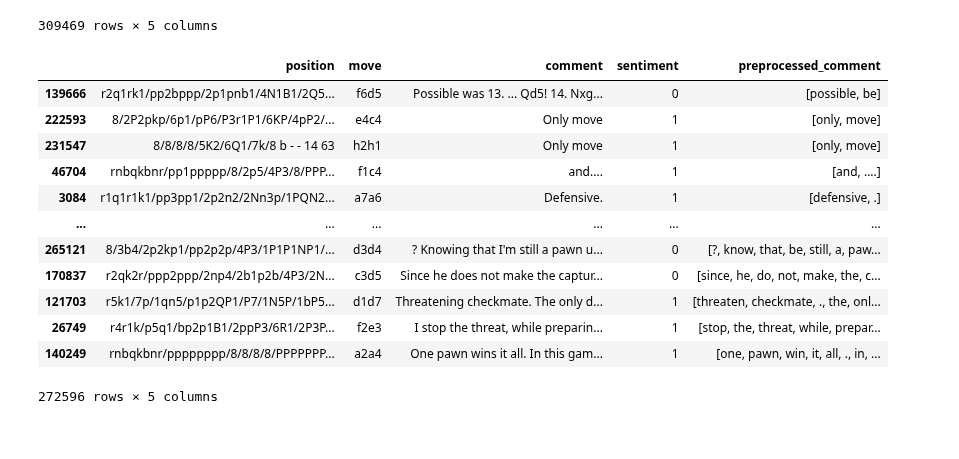
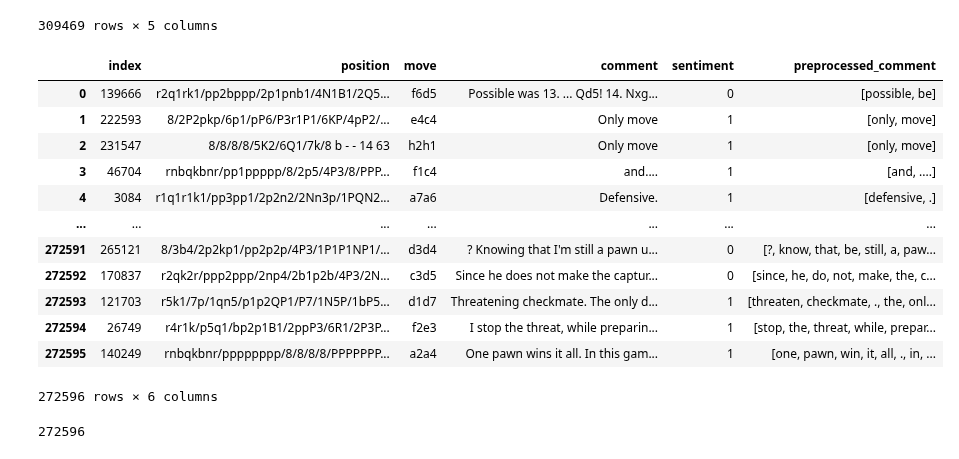
Before and after one commit to Kamil2601/NLP-chess-engine, a Jupyter notebook: src/sentiment_analysis/sentiment_analysis.ipynb, the cells around one changed output. Saved outputs shown, nothing was run; the diff lists cells and outputs as text; code cells hidden in the pictures.

```diff
--- a/src/NLP/sentiment_analysis.ipynb
+++ b/src/sentiment_analysis/sentiment_analysis.ipynb
@@ -240,19 +258,26 @@ moves_df_with_preprocessed_comments
 | 140249 | rnbqkbnr/pppppppp/8/8/8/8/PPPPPPP... | a2a4 | One pawn wins it all. In this gam... | 1 | [one, pawn, win, it, all, ., in, ... |
 309469 rows × 5 columns
 # %%
-classified_comments = moves_df_with_preprocessed_comments[moves_df_with_preprocessed_comments.sentiment.isin([0,1])]
+classified_comments = moves_df_with_preprocessed_comments[moves_df_with_preprocessed_comments.sentiment.isin([0,1])].reset_index()
 classified_comments
 # %% [output]
-|  | position | move | comment | sentiment | preprocessed_comment |
-| 139666 | r2q1rk1/pp2bppp/2p1pnb1/4N1B1/2Q5... | f6d5 | Possible was 13. ... Qd5! 14. Nxg... | 0 | [possible, be] |
-| 222593 | 8/2P2pkp/6p1/pP6/P3r1P1/6KP/4pP2/... | e4c4 | Only move | 1 | [only, move] |
-| 231547 | 8/8/8/8/5K2/6Q1/7k/8 b - - 14 63 | h2h1 | Only move | 1 | [only, move] |
-| 46704 | rnbqkbnr/pp1ppppp/8/2p5/4P3/8/PPP... | f1c4 | and.... | 1 | [and, ....] |
-| 3084 | r1q1r1k1/pp3pp1/2p2n2/2Nn3p/1PQN2... | a7a6 | Defensive. | 1 | [defensive, .] |
-| ... | ... | ... | ... | ... | ... |
-| 265121 | 8/3b4/2p2kp1/pp2p2p/4P3/1P1P1NP1/... | d3d4 | ? Knowing that I'm still a pawn u... | 0 | [?, know, that, be, still, a, paw... |
-| 170837 | r2qk2r/ppp2ppp/2np4/2b1p2b/4P3/2N... | c3d5 | Since he does not make the captur... | 0 | [since, he, do, not, make, the, c... |
-| 121703 | r5k1/7p/1qn5/p1p2QP1/P7/1N5P/1bP5... | d1d7 | Threatening checkmate. The only d... | 1 | [threaten, checkmate, ., the, onl... |
-| 26749 | r4r1k/p5q1/bp2p1B1/2ppP3/6R1/2P3P... | f2e3 | I stop the threat, while preparin... | 1 | [stop, the, threat, while, prepar... |
-| 140249 | rnbqkbnr/pppppppp/8/8/8/8/PPPPPPP... | a2a4 | One pawn wins it all. In this gam... | 1 | [one, pawn, win, it, all, ., in, ... |
+|  | index | position | move | comment | sentiment | preprocessed_comment |
+| 0 | 139666 | r2q1rk1/pp2bppp/2p1pnb1/4N1B1/2Q5... | f6d5 | Possible was 13. ... Qd5! 14. Nxg... | 0 | [possible, be] |
+| 1 | 222593 | 8/2P2pkp/6p1/pP6/P3r1P1/6KP/4pP2/... | e4c4 | Only move | 1 | [only, move] |
+| 2 | 231547 | 8/8/8/8/5K2/6Q1/7k/8 b - - 14 63 | h2h1 | Only move | 1 | [only, move] |
+| 3 | 46704 | rnbqkbnr/pp1ppppp/8/2p5/4P3/8/PPP... | f1c4 | and.... | 1 | [and, ....] |
+| 4 | 3084 | r1q1r1k1/pp3pp1/2p2n2/2Nn3p/1PQN2... | a7a6 | Defensive. | 1 | [defensive, .] |
+| ... | ... | ... | ... | ... | ... | ... |
+| 272591 | 265121 | 8/3b4/2p2kp1/pp2p2p/4P3/1P1P1NP1/... | d3d4 | ? Knowing that I'm still a pawn u... | 0 | [?, know, that, be, still, a, paw... |
+| 272592 | 170837 | r2qk2r/ppp2ppp/2np4/2b1p2b/4P3/2N... | c3d5 | Since he does not make the captur... | 0 | [since, he, do, not, make, the, c... |
+| 272593 | 121703 | r5k1/7p/1qn5/p1p2QP1/P7/1N5P/1bP5... | d1d7 | Threatening checkmate. The only d... | 1 | [threaten, checkmate, ., the, onl... |
+| 272594 | 26749 | r4r1k/p5q1/bp2p1B1/2ppP3/6R1/2P3P... | f2e3 | I stop the threat, while preparin... | 1 | [stop, the, threat, while, prepar... |
+| 272595 | 140249 | rnbqkbnr/pppppppp/8/8/8/8/PPPPPPP... | a2a4 | One pawn wins it all. In this gam... | 1 | [one, pawn, win, it, all, ., in, ... |
-272596 rows × 5 columns
+272596 rows × 6 columns
+# %%
+con = db.connect("../../chess.db")
+classified_comments.sentiment =  pd.to_numeric(classified_comments.sentiment)
+classified_comments_to_save = classified_comments[['position', 'move', 'comment', 'sentiment']]
+classified_comments_to_save.to_sql('classified_moves', con, if_exists='replace')
+# %% [output]
+272596
```
Also changed, not shown: parts of 5 cells of this notebook, 5 other files.
